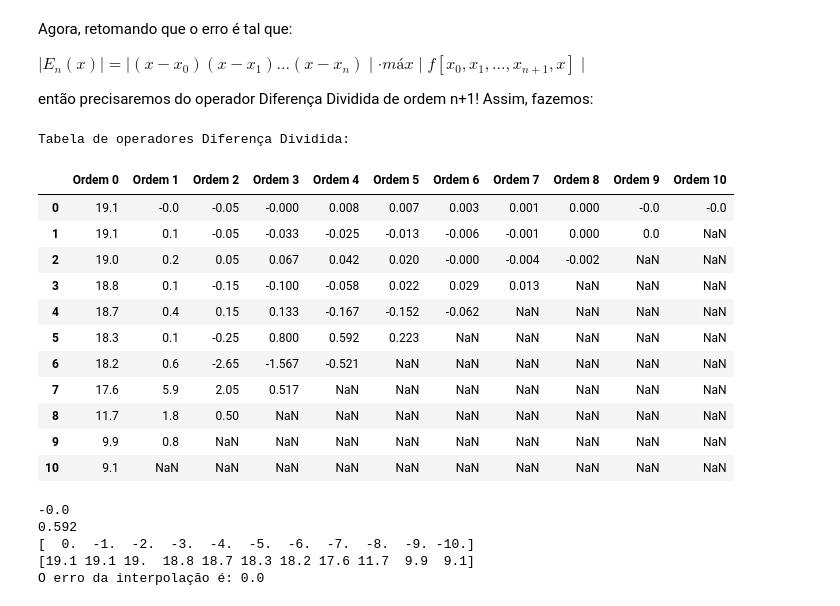
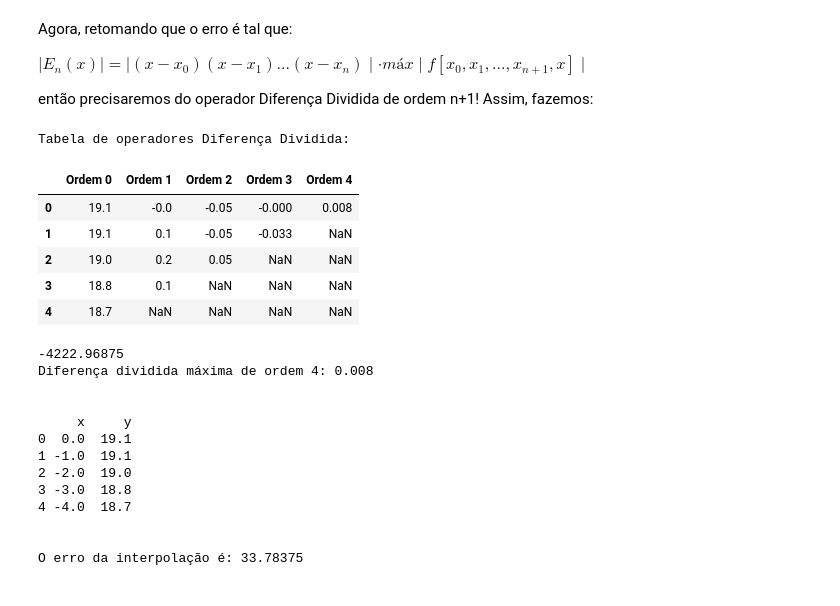
Before and after one commit to KasanjeLucas/NumericalCalculation, a Jupyter notebook: Interpolation/Newton.ipynb, the cells around one changed output. Drawn from its saved outputs; the diff is of its cells as text; code cells hidden in the pictures.

Commit message:
Update: Error calculation

```diff
--- a/Interpolation/Newton.ipynb
+++ b/Interpolation/Newton.ipynb
@@ -139,52 +127,61 @@ y = np.append(y, y_new)
 
 k = n+len(x_new)
 
 ddf_matrix = [[None for i in range(k)] for i in range(k)] # Criando uma matriz k x k
 
 
 for i in range(k):
     ddf_matrix[i][0] = y[i] # Aqui afirmamos que o operador diferença dividida f[xi] = f(xi), na coluna de Ordem 0
 
 for i in range(1, k): # Iterando sobre as colunas de Ordem 1 até Ordem n
     for j in range(k-i): # Aqui iteramos sobre um número n-i de linhas, visto que conforme passamos de coluna, a quantidade de linhas diminui uma qtde. n em relação a coluna anterior
         ddf_matrix[j][i] = round((ddf_matrix[j+1][i-1] - ddf_matrix[j][i-1])/(x[j+i] - x[j]), 3) # Aqui estamos montando o algoritmo da diferença dividida
 
 ddf_table = pd.DataFrame(ddf_matrix) # Guardando os resultados da matriz em um DataFrame Pandas
 col_names = {i: f'Ordem {i}' for i in range(k)} # Iterando sobre os nomes das colunas do DataFrame
 ddf_table.rename(columns=col_names, inplace=True) # Formatando o nome das colunas do DataFrame
 
 print('\n')
 print('Tabela de operadores Diferença Dividida: ')
 display(ddf_table) # Imprimindo em formato de display o DataFrame correspondente
 print('\n')
 
 wished_column = int(input('Digite o número da Ordem n+1 desejada para estimar o erro de um polinômio de grau n: '))
 
 max_diff = np.max(np.abs(ddf_table.iloc[:, wished_column]))  # Máxima diferença dividida de ordem n+1 desejada
 error = max_diff  # Inicializa o erro com a máxima diferença dividida
 
-error *= np.abs(term)  # Calcula o erro total multiplicando pela diferença dividida máxima
-print(term)
-print(max_diff)
-print(x)
-print(y)
+product_term = 1
+for xi in list(x):
+    product_term *= (x_guess - xi)  # Produto dos termos (x - xi)
+
+error *= np.abs(product_term)  # Calcula o erro total multiplicando pela diferença dividida máxima
+print(product_term)
+print(f'Diferença dividida máxima de ordem {wished_column}: {max_diff}')
+
+df = pd.DataFrame({'x': x, 'y': y}) # Transformando os valores de x e y em um DataFrame
+print('\n')
+print(df) # Apresentando os dados x e y inseridos
+print('\n')
 print(f'O erro da interpolação é: {error}')
 # %% [output]
 Tabela de operadores Diferença Dividida:
-|  | Ordem 0 | Ordem 1 | Ordem 2 | Ordem 3 | Ordem 4 | Ordem 5 | Ordem 6 | Ordem 7 | Ordem 8 | Ordem 9 | Ordem 10 |
-| 0 | 19.1 | -0.0 | -0.05 | -0.000 | 0.008 | 0.007 | 0.003 | 0.001 | 0.000 | -0.0 | -0.0 |
-| 1 | 19.1 | 0.1 | -0.05 | -0.033 | -0.025 | -0.013 | -0.006 | -0.001 | 0.000 | 0.0 | NaN |
-| 2 | 19.0 | 0.2 | 0.05 | 0.067 | 0.042 | 0.020 | -0.000 | -0.004 | -0.002 | NaN | NaN |
-| 3 | 18.8 | 0.1 | -0.15 | -0.100 | -0.058 | 0.022 | 0.029 | 0.013 | NaN | NaN | NaN |
-| 4 | 18.7 | 0.4 | 0.15 | 0.133 | -0.167 | -0.152 | -0.062 | NaN | NaN | NaN | NaN |
-| 5 | 18.3 | 0.1 | -0.25 | 0.800 | 0.592 | 0.223 | NaN | NaN | NaN | NaN | NaN |
-| 6 | 18.2 | 0.6 | -2.65 | -1.567 | -0.521 | NaN | NaN | NaN | NaN | NaN | NaN |
-| 7 | 17.6 | 5.9 | 2.05 | 0.517 | NaN | NaN | NaN | NaN | NaN | NaN | NaN |
-| 8 | 11.7 | 1.8 | 0.50 | NaN | NaN | NaN | NaN | NaN | NaN | NaN | NaN |
-| 9 | 9.9 | 0.8 | NaN | NaN | NaN | NaN | NaN | NaN | NaN | NaN | NaN |
-| 10 | 9.1 | NaN | NaN | NaN | NaN | NaN | NaN | NaN | NaN | NaN | NaN |
+|  | Ordem 0 | Ordem 1 | Ordem 2 | Ordem 3 | Ordem 4 |
+| 0 | 19.1 | -0.0 | -0.05 | -0.000 | 0.008 |
+| 1 | 19.1 | 0.1 | -0.05 | -0.033 | NaN |
+| 2 | 19.0 | 0.2 | 0.05 | NaN | NaN |
+| 3 | 18.8 | 0.1 | NaN | NaN | NaN |
+| 4 | 18.7 | NaN | NaN | NaN | NaN |
--0.0
-0.592
-[  0.  -1.  -2.  -3.  -4.  -5.  -6.  -7.  -8.  -9. -10.]
-[19.1 19.1 19.  18.8 18.7 18.3 18.2 17.6 11.7  9.9  9.1]
-O erro da interpolação é: 0.0
+-4222.96875
+Diferença dividida máxima de ordem 4: 0.008
+
+
+     x     y
+0  0.0  19.1
+1 -1.0  19.1
+2 -2.0  19.0
+3 -3.0  18.8
+4 -4.0  18.7
+
+
+O erro da interpolação é: 33.78375
```
Also changed, not shown: parts of 2 cells of this notebook.
